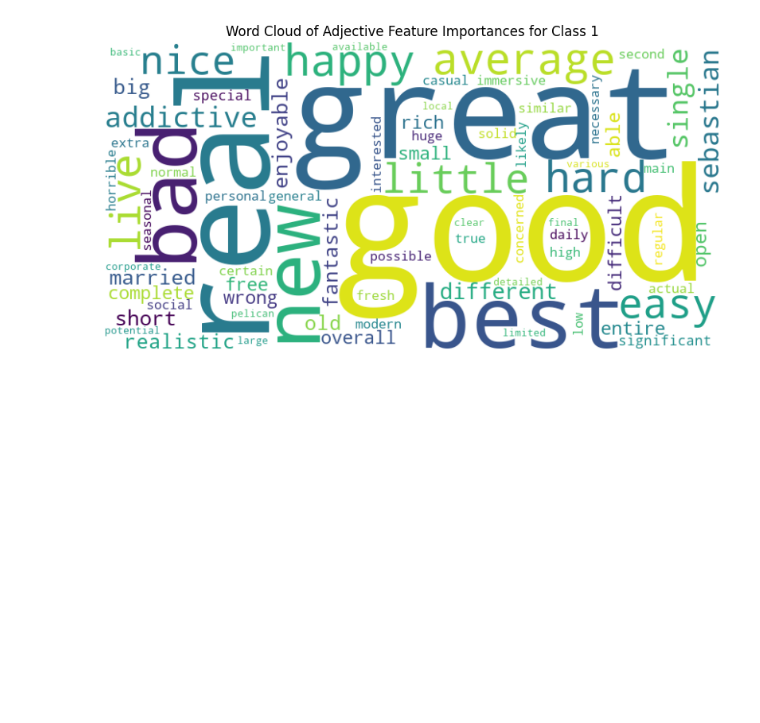
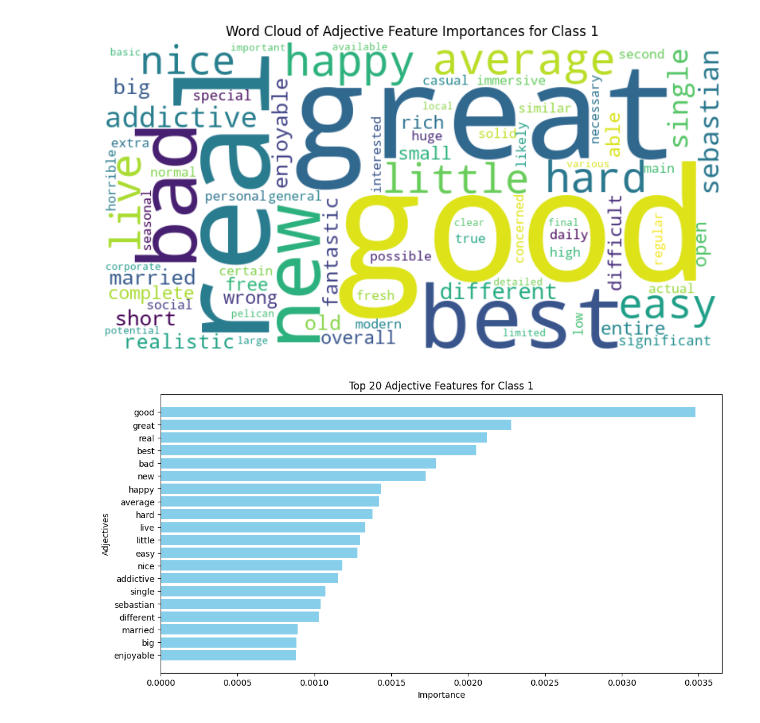
Before and after one commit to Jkwokhk/CS506, a Jupyter notebook: main.ipynb, the cells around one changed output. Drawn from its saved outputs; the diff is of its cells as text; code cells hidden in the pictures; blank space fills up the shorter version.

```diff
--- a/main.ipynb
+++ b/main.ipynb
@@ -413,3 +409,23 @@ plt.show()
 [nltk_data]     C:\Users\0979h\AppData\Roaming\nltk_data...
 [nltk_data]   Package wordnet is already up-to-date!
 [figure]
+# %%
+import pandas as pd
+
+# Convert the adjective importance dictionary to a DataFrame
+adjective_df = pd.DataFrame(list(adjective_word_importance.items()), columns=['Word', 'Importance'])
+
+# Sort by importance and select the top N features
+top_n = 20
+top_adjectives = adjective_df.sort_values(by='Importance', ascending=False).head(top_n)
+
+# Plot the bar chart
+plt.figure(figsize=(12, 6))
+plt.barh(top_adjectives['Word'], top_adjectives['Importance'], color='skyblue')
+plt.gca().invert_yaxis()  # Invert y-axis to show the highest importance at the top
+plt.xlabel('Importance')
+plt.ylabel('Adjectives')
+plt.title(f'Top {top_n} Adjective Features for Class {class_index}')
+plt.show()
+# %% [output]
+[figure, added]
```
Also changed, not shown: parts of 2 cells of this notebook.
